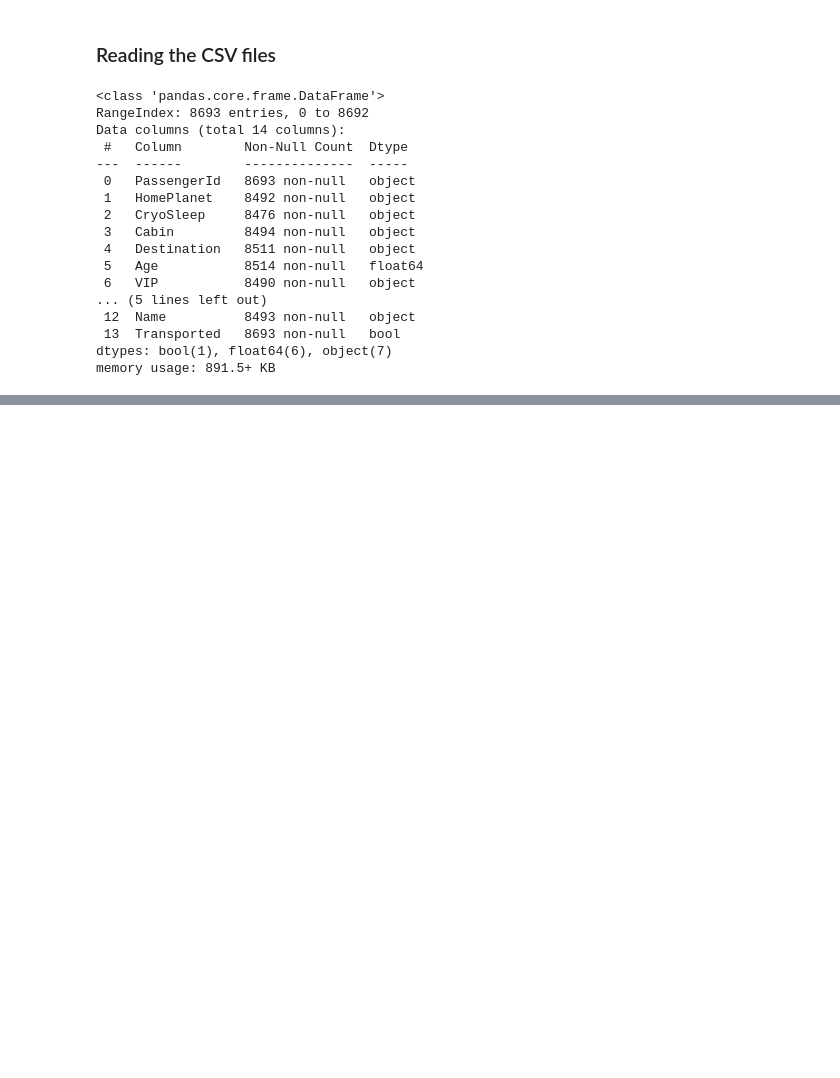
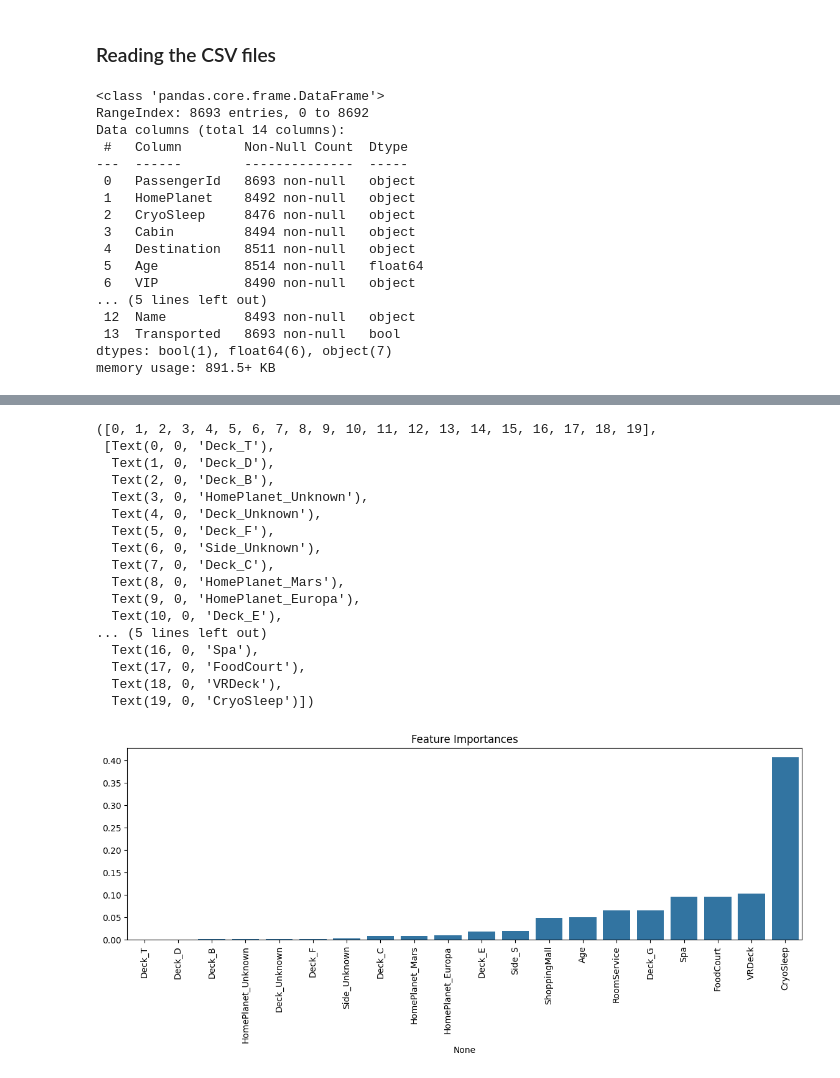
Before and after one commit to deaxparadox/ArtOfAI, a Jupyter notebook: code/data-analysis/101-spaceship-titanic/101.ipynb, the cells around one changed output, grey strips where cells are left out. Saved outputs shown, nothing was run; the diff lists cells and outputs as text; code cells hidden in the pictures; blank space fills up the shorter version.

```diff
--- a/code/data-analysis/101-spaceship-titanic/101.ipynb
+++ b/code/data-analysis/101-spaceship-titanic/101.ipynb
@@ -40,0 +509,25 @@ memory usage: 891.5+ KB
+# %%
+# Feature_Importances_ // Service, VIP, Dick, Destination
+col_cat = ['HomePlanet', 'Deck', 'Side']
+col_num = ['CryoSleep', 'Age', "RoomService", "FoodCourt", "ShoppingMall", "Spa", "VRDeck"]
+col_y = "Transported"
+
+X_train = train_df[col_num + col_cat]
+y_train = train_df[col_y]
+X_test = test_df[col_num + col_cat]
+
+enc = OneHotEncoder(handle_unknown='ignore', drop="first")
+enc.fit(X_train[col_cat])
+X_train_ohe = enc.transform(X_train[col_cat])
+X_test_ohe = enc.transform(X_test[col_cat])
+
+X_train_cat_fin = pd.DataFrame(data=X_train_ohe.todense(), index=X_train.index, columns=enc.get_feature_names_out(col_cat))
+X_test_cat_fin = pd.DataFrame(data=X_test_ohe.todense(), index=X_test.index, columns=enc.get_feature_names_out(col_cat))
+
+X_train = pd.concat([X_train[col_num], X_train_cat_fin], axis=1)
+X_test = pd.concat([X_test[col_num], X_test_cat_fin], axis=1)
+# %%
+scaler = MinMaxScaler()
+scaler.fit(X_train[col_num])
+X_train.loc[:, col_num] = scaler.transform(X_train[col_num])
+X_test.loc[:, col_num] = scaler.transform(X_test[col_num])
@@ -40,0 +537,8 @@ memory usage: 891.5+ KB
+# %%
+model = GradientBoostingClassifier(random_state=42)
+param_grid =  {'n_estimators': [50, 100, 150], 'learning_rate': [0.1, 0.05, 0.2], 'max_depth': [3, 5, 7]}
+model = GridSearchCV(estimator=model, param_grid=param_grid, scoring='accuracy', cv=5, verbose=2)
+# %%
+model.fit(X_train, y_train)
+print(model.best_params_)
+print(model.best_score_)
@@ -40,0 +563,29 @@ memory usage: 891.5+ KB
+# %%
+# GridSearchCV
+feat_imp = pd.Series(
+    model.best_estimator_.feature_importances_,
+    index=X_train.columns
+).sort_values()
+plt.figure(figsize=(14, 4))
+ax = sns.barplot(x=feat_imp.index, y=feat_imp.values)
+plt.title("Feature Importances")
+plt.xticks(rotation=90)
+# %% [output]
+([0, 1, 2, 3, 4, 5, 6, 7, 8, 9, 10, 11, 12, 13, 14, 15, 16, 17, 18, 19],
+ [Text(0, 0, 'Deck_T'),
+  Text(1, 0, 'Deck_D'),
+  Text(2, 0, 'Deck_B'),
+  Text(3, 0, 'HomePlanet_Unknown'),
+  Text(4, 0, 'Deck_Unknown'),
+  Text(5, 0, 'Deck_F'),
+  Text(6, 0, 'Side_Unknown'),
+  Text(7, 0, 'Deck_C'),
+  Text(8, 0, 'HomePlanet_Mars'),
+  Text(9, 0, 'HomePlanet_Europa'),
+  Text(10, 0, 'Deck_E'),
+... (5 lines left out)
+  Text(16, 0, 'Spa'),
+  Text(17, 0, 'FoodCourt'),
+  Text(18, 0, 'VRDeck'),
+  Text(19, 0, 'CryoSleep')])
+[figure, added]
```
Also changed, not shown: parts of 41 cells of this notebook, 23 other files.
